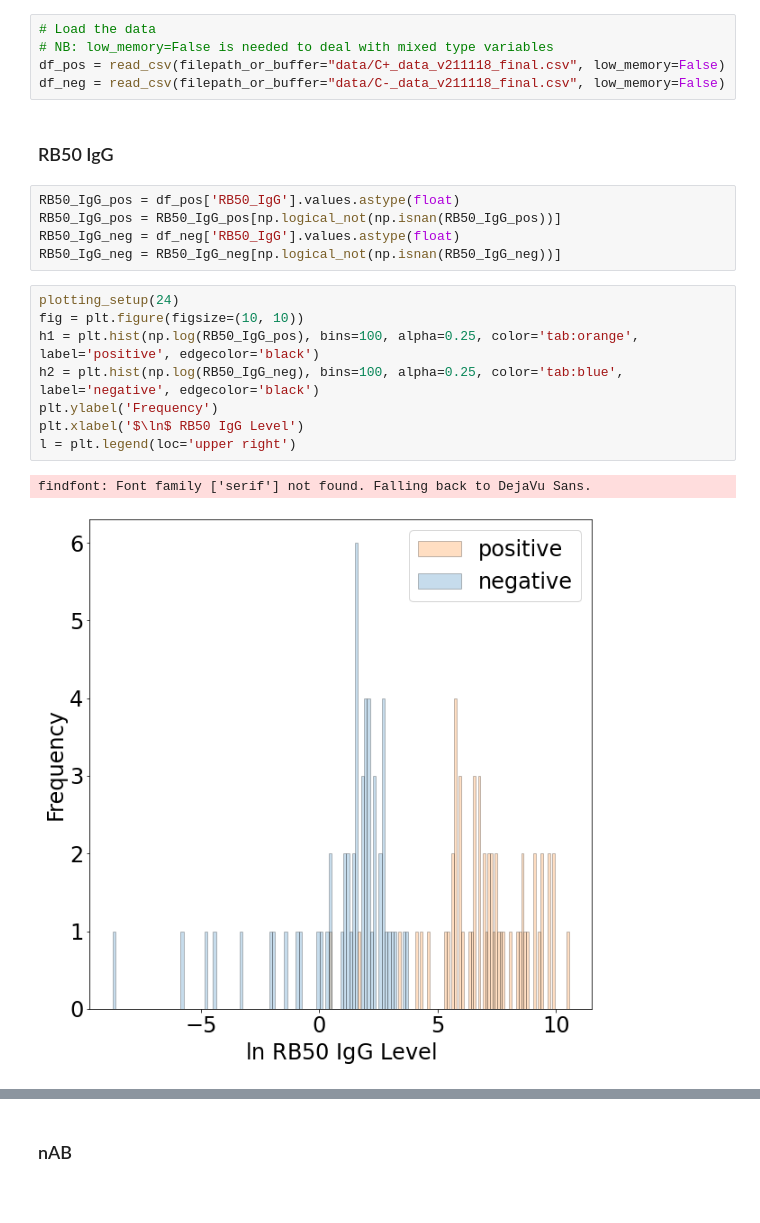
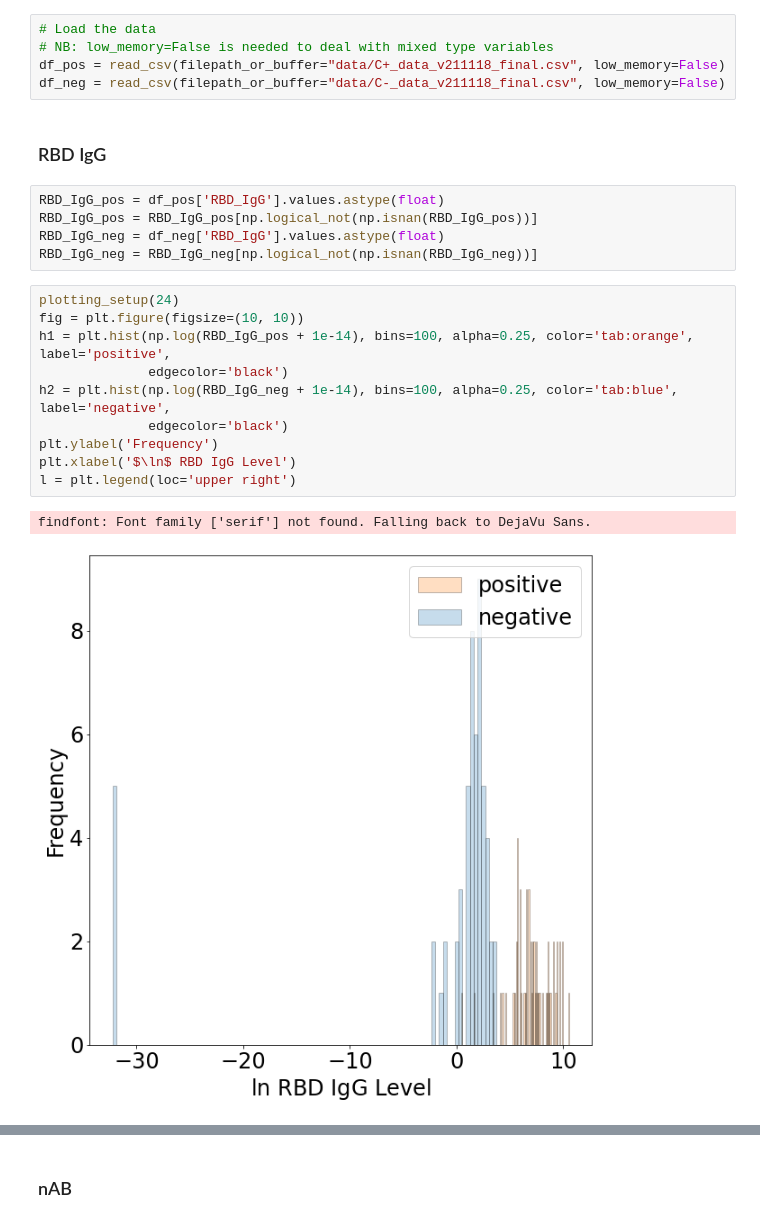
Before and after one commit to i6092467/t-cells-response-sars-cov-2, a Jupyter notebook: thresholds.ipynb, the cells around one changed output, grey strips where cells are left out. Drawn from its saved outputs; the diff is of its cells as text.

```diff
--- a/thresholds.ipynb
+++ b/thresholds.ipynb
@@ -69,21 +91,23 @@ def eval_thresholds(scores, labels):
 df_pos = read_csv(filepath_or_buffer="data/C+_data_v211118_final.csv", low_memory=False)
 df_neg = read_csv(filepath_or_buffer="data/C-_data_v211118_final.csv", low_memory=False)
 # %% [markdown]
-### RB50 IgG
+### RBD IgG
 # %%
-RB50_IgG_pos = df_pos['RB50_IgG'].values.astype(float)
-RB50_IgG_pos = RB50_IgG_pos[np.logical_not(np.isnan(RB50_IgG_pos))]
-RB50_IgG_neg = df_neg['RB50_IgG'].values.astype(float)
-RB50_IgG_neg = RB50_IgG_neg[np.logical_not(np.isnan(RB50_IgG_neg))]
+RBD_IgG_pos = df_pos['RBD_IgG'].values.astype(float)
+RBD_IgG_pos = RBD_IgG_pos[np.logical_not(np.isnan(RBD_IgG_pos))]
+RBD_IgG_neg = df_neg['RBD_IgG'].values.astype(float)
+RBD_IgG_neg = RBD_IgG_neg[np.logical_not(np.isnan(RBD_IgG_neg))]
 # %%
 plotting_setup(24)
 fig = plt.figure(figsize=(10, 10))
-h1 = plt.hist(np.log(RB50_IgG_pos), bins=100, alpha=0.25, color='tab:orange', label='positive', edgecolor='black')
-h2 = plt.hist(np.log(RB50_IgG_neg), bins=100, alpha=0.25, color='tab:blue', label='negative', edgecolor='black')
+h1 = plt.hist(np.log(RBD_IgG_pos + 1e-14), bins=100, alpha=0.25, color='tab:orange', label='positive',
+              edgecolor='black')
+h2 = plt.hist(np.log(RBD_IgG_neg + 1e-14), bins=100, alpha=0.25, color='tab:blue', label='negative',
+              edgecolor='black')
 plt.ylabel('Frequency')
-plt.xlabel('$\ln$ RB50 IgG Level')
+plt.xlabel('$\ln$ RBD IgG Level')
 l = plt.legend(loc='upper right')
 # %% [output]
 findfont: Font family ['serif'] not found. Falling back to DejaVu Sans.
-[figure, old version]
+[figure, new version]
 # %%
```
Also changed, not shown: parts of 47 cells of this notebook, 2 other files.
